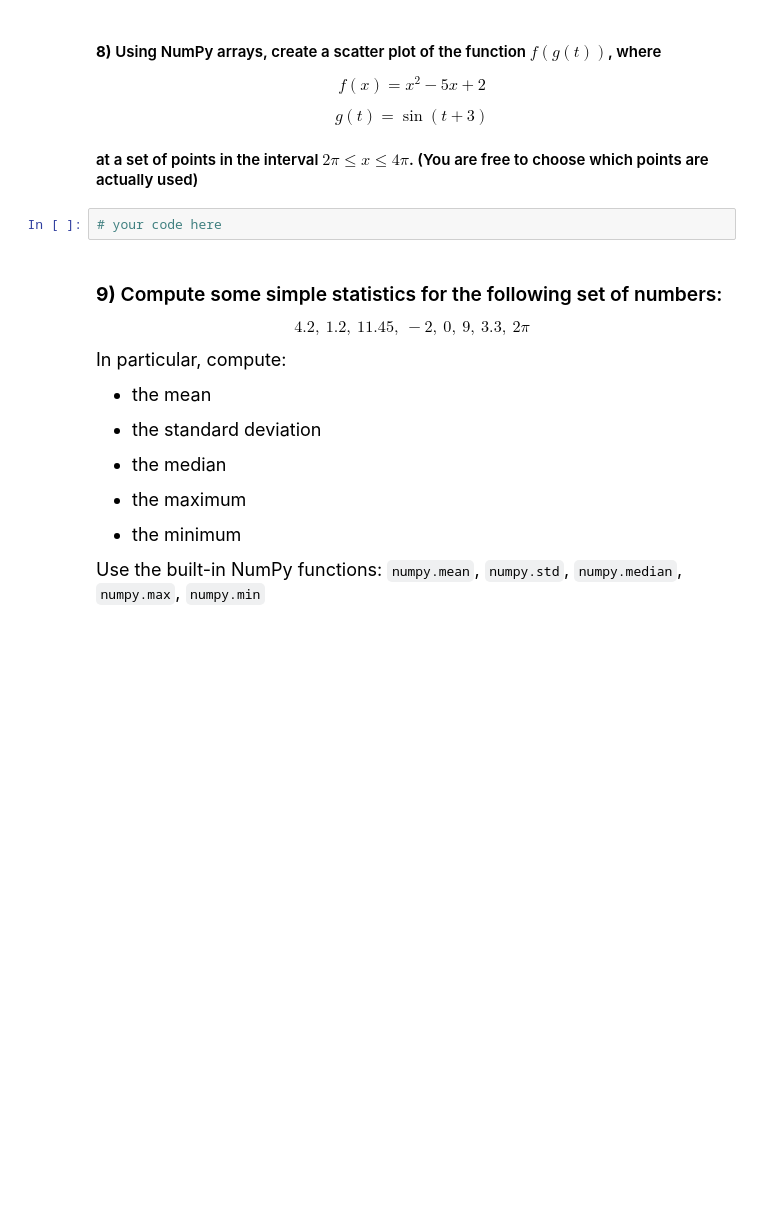
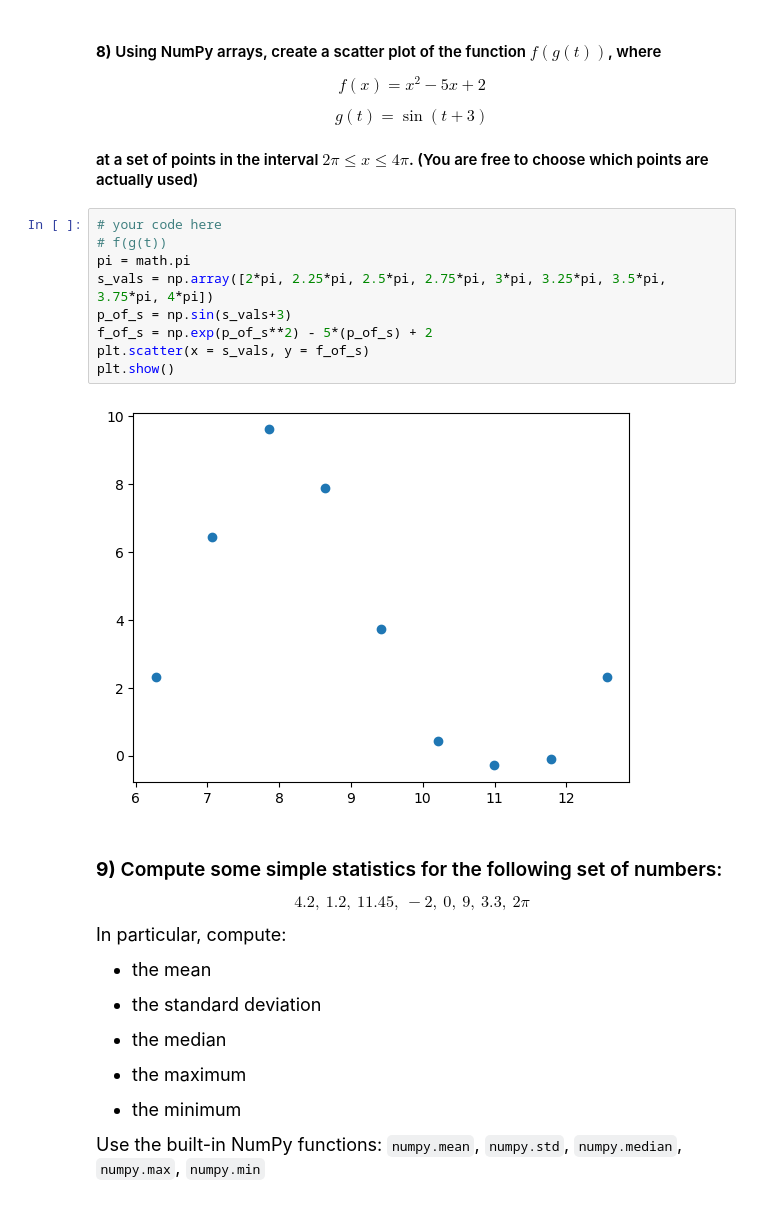
Before and after one commit to krisson381/datasci151spring2026, a Jupyter notebook: lecture_06/lecture_06 copy.ipynb, the cells around one changed output. Cells and saved outputs as stored; diff of their text form; blank space fills up the shorter version.

```diff
--- a/lecture_06/lecture_06 copy.ipynb
+++ b/lecture_06/lecture_06 copy.ipynb
@@ -643,6 +570,15 @@ $$ g(t) = \sin(t + 3) $$
 #### at a set of points in the interval $2\pi \leq x \leq 4\pi$. (You are free to choose which points are actually used)
 # %%
 # your code here
+# f(g(t))
+pi = math.pi
+s_vals = np.array([2*pi, 2.25*pi, 2.5*pi, 2.75*pi, 3*pi, 3.25*pi, 3.5*pi, 3.75*pi, 4*pi])
+p_of_s = np.sin(s_vals+3)
+f_of_s = np.exp(p_of_s**2) - 5*(p_of_s) + 2
+plt.scatter(x = s_vals, y = f_of_s)
+plt.show()
+# %% [output]
+[figure, added]
 # %% [markdown]
 ### **9)** Compute some simple statistics for the following set of numbers:
 
```
Also changed, not shown: parts of 35 cells of this notebook.
